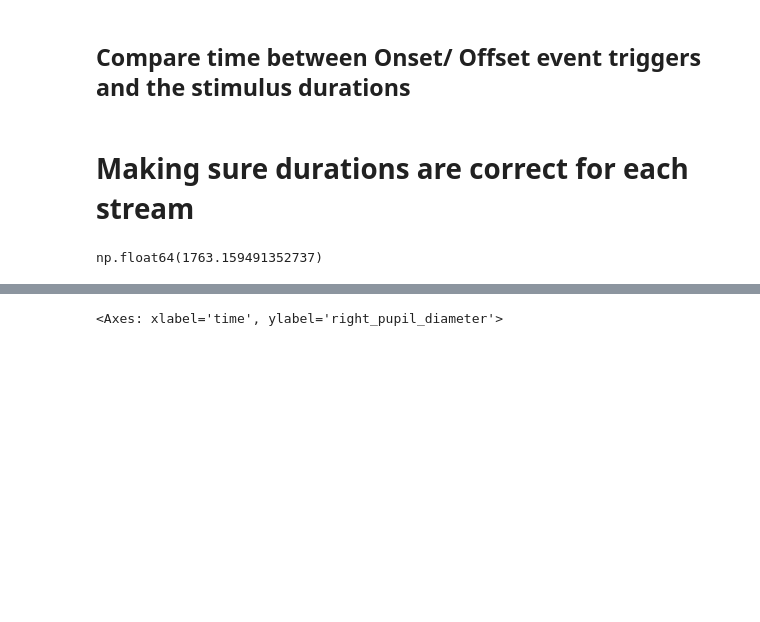
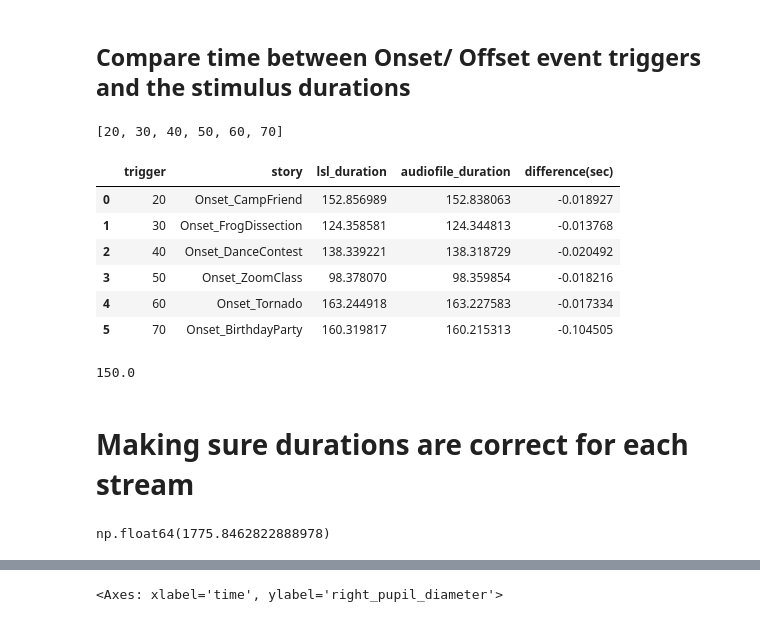
Before and after one commit to BryanGonzalez262/MOBI2024, a Jupyter notebook: CUNY_FACIAL/Code/pilot_check.ipynb, the cells around one changed output, grey strips where cells are left out. Cells and saved outputs as stored; diff of their text form; code cells hidden in the pictures; blank space fills up the shorter version.

Commit message:
start of single subject qc

```diff
--- a/CUNY_FACIAL/Code/pilot_check.ipynb
+++ b/CUNY_FACIAL/Code/pilot_check.ipynb
@@ -118,37 +118,51 @@ stim_df
 261 rows × 4 columns
 # %% [markdown]
 ## Compare time between Onset/ Offset event triggers and the stimulus durations
+# %%
+story_onsets
+# %% [output]
+[20, 30, 40, 50, 60, 70]
 # %%
 files= [
-    "../audio_files/audio_files/After_Searching_I_Found_and_Met_My_Birth_Mother.wav",
     "../audio_files/audio_files/Camp_Lose_A_Friend.wav",
     "../audio_files/audio_files/Frog_Dissection_Disaster.wav",
     "../audio_files/audio_files/I_Decided_To_Be_Myself_And_Won_A_Dance_Contest.wav",
     "../audio_files/audio_files/I_Fully_Embarrassed_Myself_In_Zoom_Class1.wav",
     "../audio_files/audio_files/Left_Home_Alone_in_a_Tornado.wav",
     "../audio_files/audio_files/The_Birthday_Party_Prank.wav",
-    "../audio_files/audio_files/My_Dad_Saw_Me_Wearing_Glitter_At_School.wav"
 ]
 
 
 durations = pd.DataFrame({
     'trigger':story_onsets,
     'story':[events[x] for x in story_onsets],
-    'lsl_duration': [get_secs_between_triggers(x+1, x) for x in story_onsets],
+    'lsl_duration': [get_secs_between_triggers(x+1, x, stim_df=stim_df)*1000 for x in story_onsets],
     'audiofile_duration': [wave.open(x).getnframes()/wave.open(x).getframerate() for x in files] #duration of audio file is number of frames divided by the frame rate.
 })
 
 durations['difference(sec)'] = durations['audiofile_duration'] - durations['lsl_duration']
 durations
+# %% [output]
+|  | trigger | story | lsl_duration | audiofile_duration | difference(sec) |
+| 0 | 20 | Onset_CampFriend | 152.856989 | 152.838063 | -0.018927 |
+| 1 | 30 | Onset_FrogDissection | 124.358581 | 124.344813 | -0.013768 |
+| 2 | 40 | Onset_DanceContest | 138.339221 | 138.318729 | -0.020492 |
+| 3 | 50 | Onset_ZoomClass | 98.378070 | 98.359854 | -0.018216 |
+| 4 | 60 | Onset_Tornado | 163.244918 | 163.227583 | -0.017334 |
+| 5 | 70 | Onset_BirthdayParty | 160.319817 | 160.215313 | -0.104505 |
+# %%
+.15 *1000
+# %% [output]
+150.0
 # %% [markdown]
 # Making sure durations are correct for each stream
 # %%
 exp_start = stim_df.loc[stim_df.event == 'Onset_Experiment', 'lsl_time_stamp'].values[0]
 exp_end = stim_df.loc[stim_df.event == 'Offset_Experiment', 'lsl_time_stamp'].values[0]
-exp_dur = exp_end - exp_start
-exp_dur
+experiment_dur = exp_end - exp_start
+experiment_dur
 # %% [output]
-np.float64(1763.159491352737)
+np.float64(1775.8462822888978)
 # %%
 ET = data[streams_collected.index('Tobii')]
 et_dat = ET['time_series']
```
Also changed, not shown: parts of 15 cells of this notebook, 2 other files.
